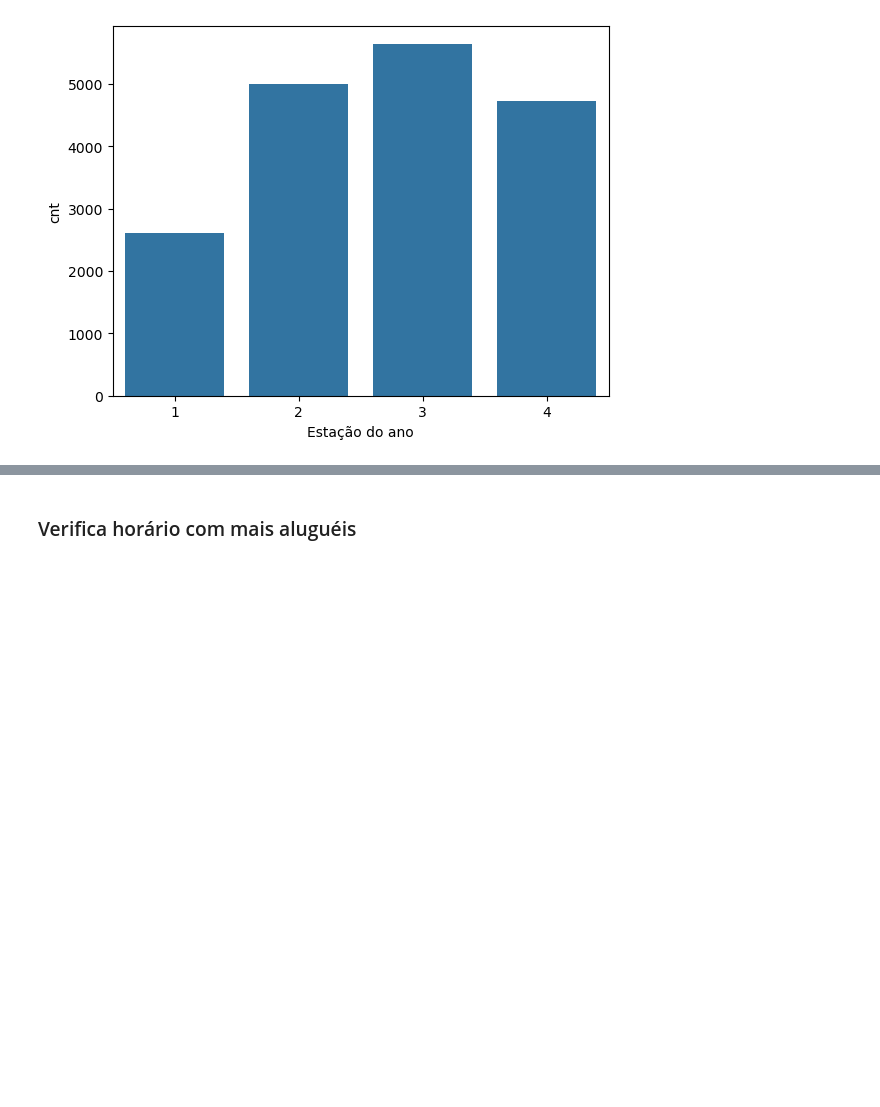
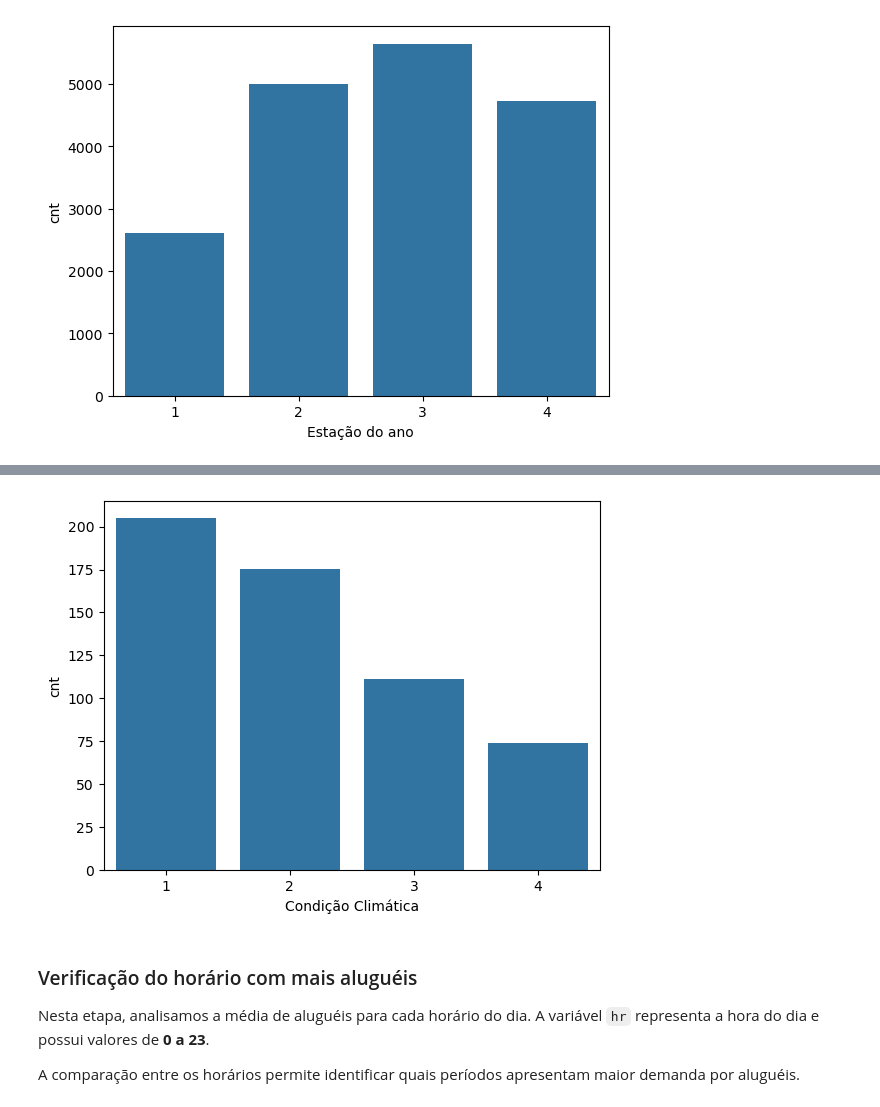
Before and after one commit to igao01/ds_bike_sharing, a Jupyter notebook: notebooks/02_EDA_bike_sharing.ipynb, the cells around one changed output, grey strips where cells are left out. Saved outputs shown, nothing was run; the diff lists cells and outputs as text; code cells hidden in the pictures; blank space fills up the shorter version.

Commit message:
Finalizada a análise do compartamento da variável target

```diff
--- a/notebooks/02_EDA_bike_sharing.ipynb
+++ b/notebooks/02_EDA_bike_sharing.ipynb
@@ -183,2 +185,15 @@ plt.show()
+# %%
+df_weather_sit = df.groupby(df['weather_sit']).agg(cnt=(TARGET_COLUMN, 'mean')).reset_index()
+
+# Define os rótulos dos eixos
+plt.xlabel('Condição Climática')
+sns.barplot(data=df_weather_sit,x='weather_sit', y=TARGET_COLUMN)
+plt.show()
+# %% [output]
+[figure, added]
 # %% [markdown]
-### Verifica horário com mais aluguéis
+### Verificação do horário com mais aluguéis
+
+Nesta etapa, analisamos a média de aluguéis para cada horário do dia. A variável `hr` representa a hora do dia e possui valores de **0 a 23**.
+
+A comparação entre os horários permite identificar quais períodos apresentam maior demanda por aluguéis.
```
Also changed, not shown: parts of 32 cells of this notebook.
